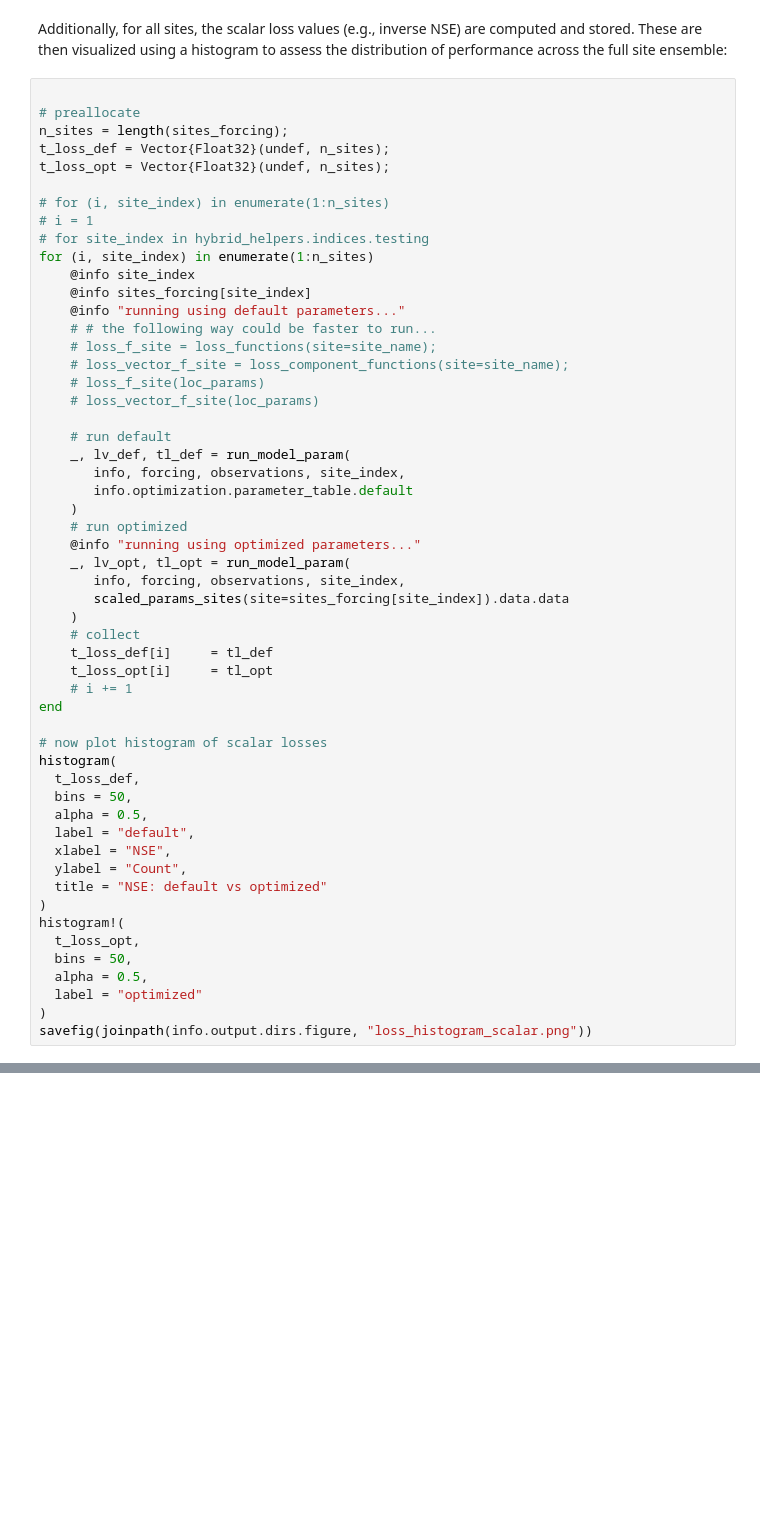
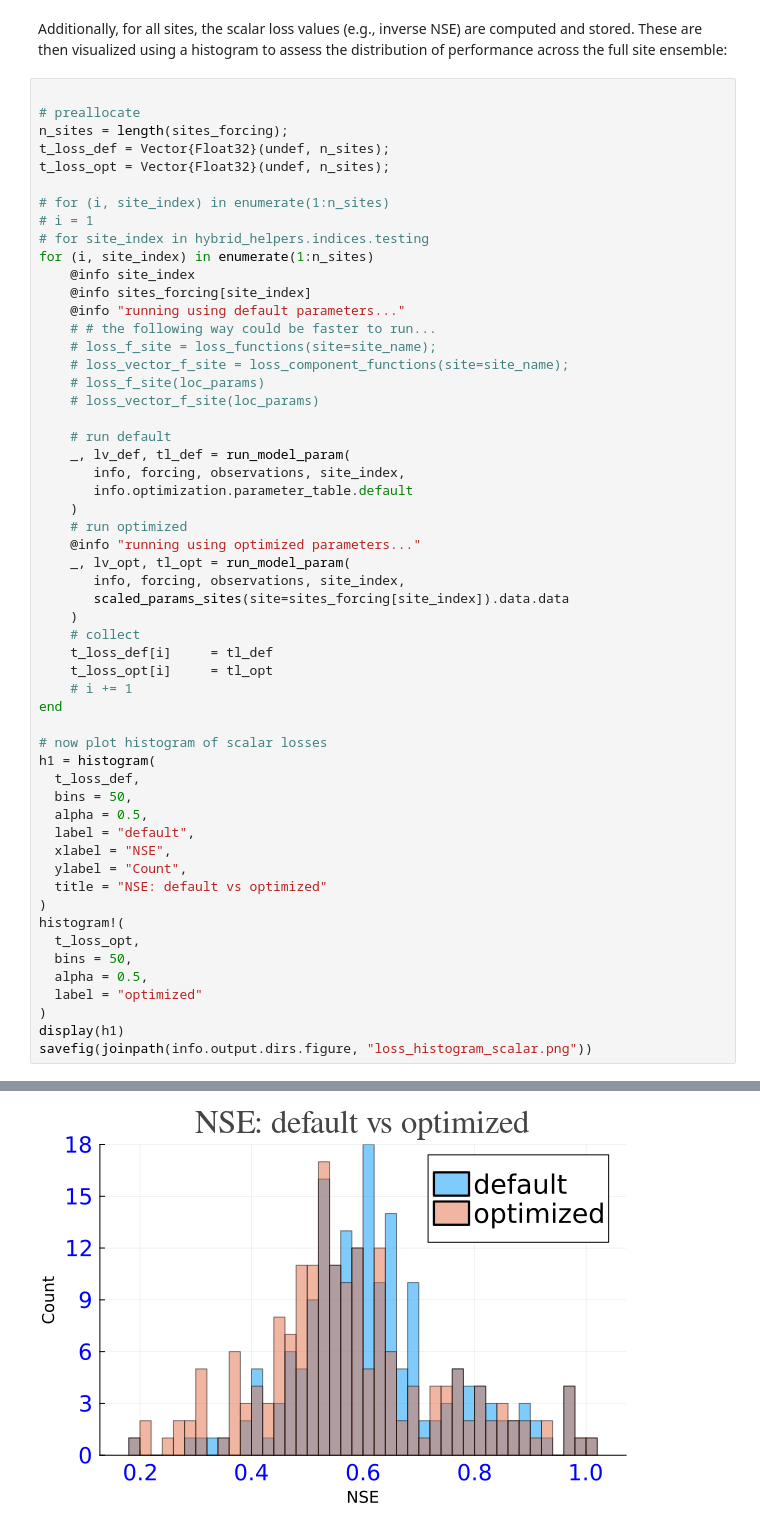
Before and after one commit to lukasschirren/SINDBAD-Tutorials, a Jupyter notebook: tutorials/ai4pex_2025/LUE_inversion_XuShan.ipynb, the cells around one changed output, grey strips where cells are left out. Cells and saved outputs as stored; diff of their text form; blank space fills up the shorter version.

```diff
--- a/tutorials/ai4pex_2025/LUE_inversion_XuShan.ipynb
+++ b/tutorials/ai4pex_2025/LUE_inversion_XuShan.ipynb
@@ -373,7 +375,7 @@ for (i, site_index) in enumerate(1:n_sites)
 end
 
 # now plot histogram of scalar losses
-histogram(
+h1 = histogram(
   t_loss_def,
   bins = 50,
   alpha = 0.5,
@@ -388,6 +390,7 @@ histogram!(
   alpha = 0.5,
   label = "optimized"
 )
+display(h1)
 savefig(joinpath(info.output.dirs.figure, "loss_histogram_scalar.png"))
 # %% [output]
 ┌ Info: 1
@@ -410 +413,2 @@ Excessive output truncated after 524432 bytes.
+[figure, added]
 "/Users/xshan/Research/MPI/SINDBAD-Tutorials/tutorials/ai4pex_2025/output_FLUXNET_LUE/figure/loss_histogram_scalar.png"
```
Also changed, not shown: parts of 7 cells of this notebook.
